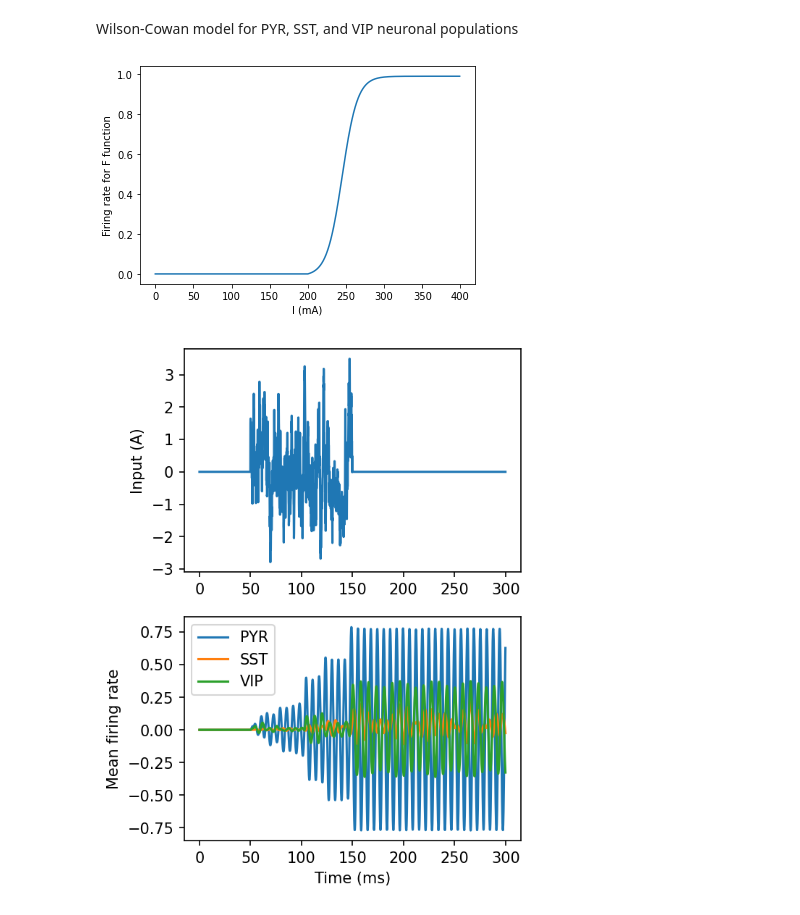
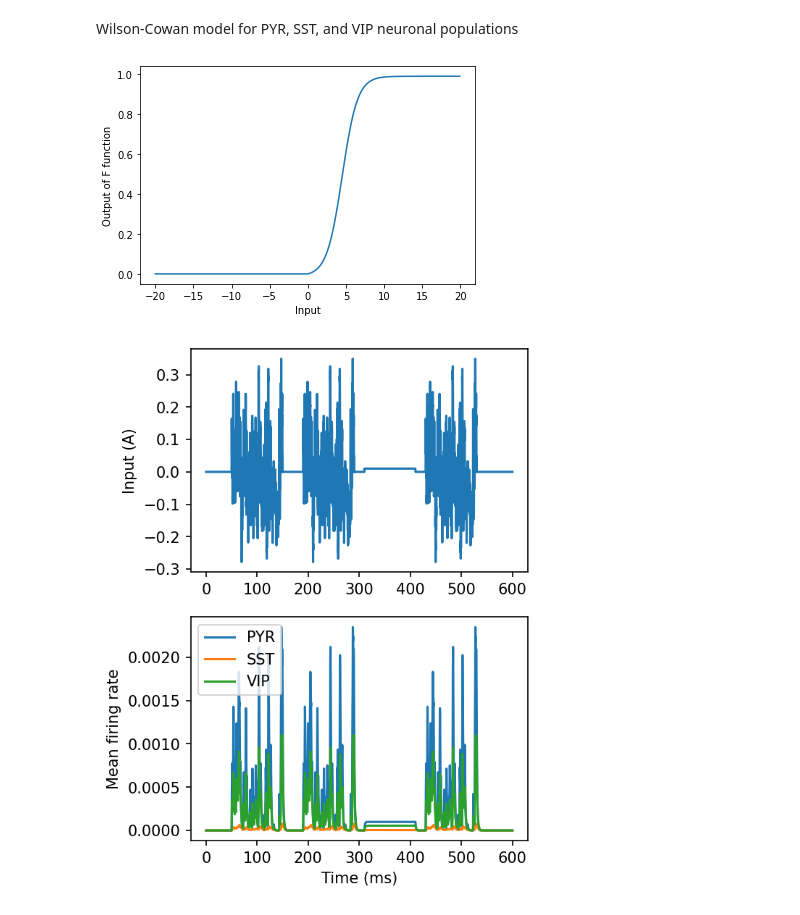
Before and after one commit to cagdastopcu/omission-of-visual-stimuli, a Jupyter notebook: wilson_cowan_3population.ipynb, the cells around one changed output. Saved outputs shown, nothing was run; the diff lists cells and outputs as text; code cells hidden in the pictures.

```diff
--- a/wilson_cowan_3population.ipynb
+++ b/wilson_cowan_3population.ipynb
@@ -148,74 +145,85 @@ def my_OU(sig=0.1, myseed=False,dt=0.1,dur=100):
 # %%
+# I/O plot of the nonlinear F function
 f = F(0.1*np.arange(-200,200), 1, 4.5)
 
-fig = plt.plot(f)
+fig = plt.plot(0.1*np.arange(-200,200),f)
 
-plt.xlabel('I (mA)');
-plt.ylabel('Firing rate for F function');
+plt.xlabel('Input');
+plt.ylabel('Output of F function');
 # %% [output]
-[figure, old version]
+[figure, new version]
 # %%
 # initialiton
 step_size = 0.1
 
-tMin,tMax = 0.0,300.0
+tMin,tMax = 0.0,600.0
 nSteps = (tMax-tMin)/step_size
 tStep = (tMax-tMin)/nSteps
 
 tPoints = np.arange(tMin, tMax, tStep)
-sig_ou = 1
+sig_ou = 0.1
 # Ornstein-Uhlenbeck Input
 I_ou,range_t = my_OU(sig=sig_ou, myseed=2021,dt=0.1,dur=100.)
 I_ext_E = np.zeros_like(tPoints)
 I_ext_E[500:500+len(I_ou)] = I_ou
-I_ext_E[1600:1620] = 0.
+
+#I_ext_E[500:500+len(I_ou)] = 1 #test static input
+I_ext_E[1900:1900+len(I_ou)] = I_ou
+
+
+I_ext_E[3100:3100+len(I_ou)] = 0.01
+
+I_ext_E[4300:4300+len(I_ou)] = I_ou
+
 x1Points,v1Points = [],[]
 x2Points,v2Points = [],[]
 x3Points,v3Points = [],[]
 
 # set initial conditions on the state variables
-x1_0,v1_0 = 0.,0.
-x2_0,v2_0 = 0.,0.
-x3_0,v3_0 = 0.,0.
+x1_0 = 0.
+x2_0 = 0.
+x3_0 = 0.
 
-x1_0,v1_0 = 0.,0.
-x2_0,v2_0 = 0.,0.
-x3_0,v3_0 = 0.,0.
-r = np.array([x1_0,v1_0,x2_0,v2_0,x3_0,v3_0], float)
-
+r = np.array([x1_0,x2_0,x3_0], float)
+v1Points = np.zeros_like(tPoints)
+v2Points = np.zeros_like(tPoints)
+v3Points = np.zeros_like(tPoints)
 # solve for the time evolution
 for idx,t in enumerate(tPoints):
     x1Points += [r[0]]
-    v1Points += [r[1]]
-    x2Points += [r[2]]
-    v2Points += [r[3]]
-    x3Points += [r[4]]
-    v3Points += [r[5]]
+    x2Points += [r[1]]
+    x3Points += [r[2]]
+
     r += runge_kutta4(wilson_cowan, r, t, tStep,I_ext_E[idx])
+    #r += euler(wilson_cowan, r, t, tStep,I_ext_E[idx])
+    v1Points[idx] = r[0]
+    v2Points[idx] = r[1]
+    v3Points[idx] = r[2]
+
     #print(I_ext_E[idx])
 
 
 
 fig, ax = plt.subplots(2, 1, figsize=(4, 6),  dpi= 150)
 
 ax[0].plot(tPoints,I_ext_E)
 
 #ax[0].set_xlabel('Time (ms)');
 ax[0].set_ylabel('Input (A)');
 
 pyr, = ax[1].plot(tPoints,x1Points)
 sst, = ax[1].plot(tPoints,x2Points)
 vip, = ax[1].plot(tPoints,x3Points)
 
 ax[1].legend([pyr, sst, vip], ['PYR', 'SST', 'VIP'])
 ax[1].set_xlabel('Time (ms)');
 ax[1].set_ylabel('Mean firing rate');
 
 #.xlabel("time (s)")
 #ax[1].ylabel("rate")
 #ax[1].legend(['PYR','SST','VIP'])
 #ax[1].title("The Wilson-Cowan Model")
 # %% [output]
-[figure, old version]
+[figure, new version]
 # %%
 # state space figure
```
Also changed, not shown: parts of 3 cells of this notebook.
